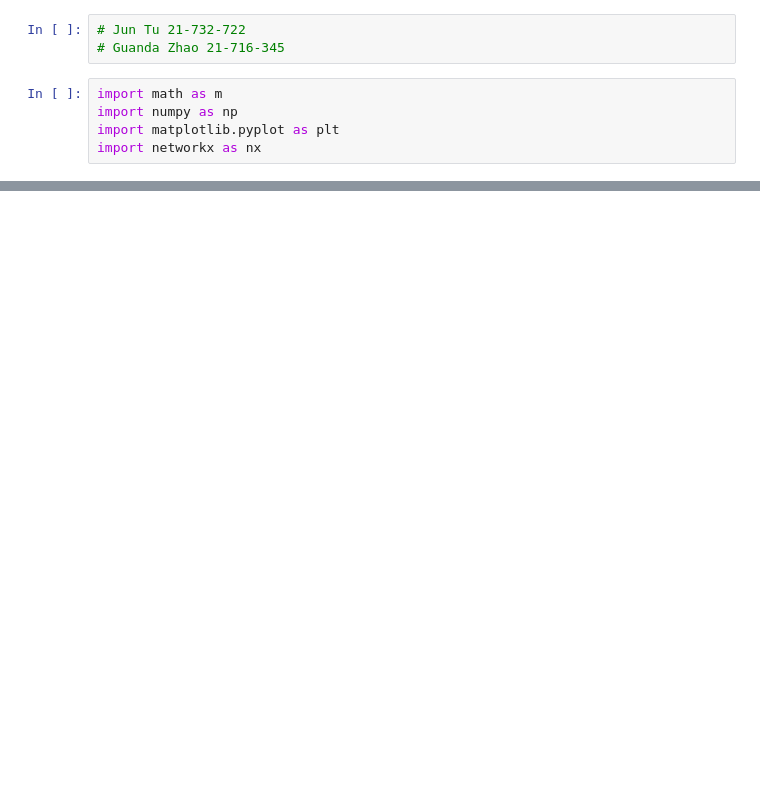
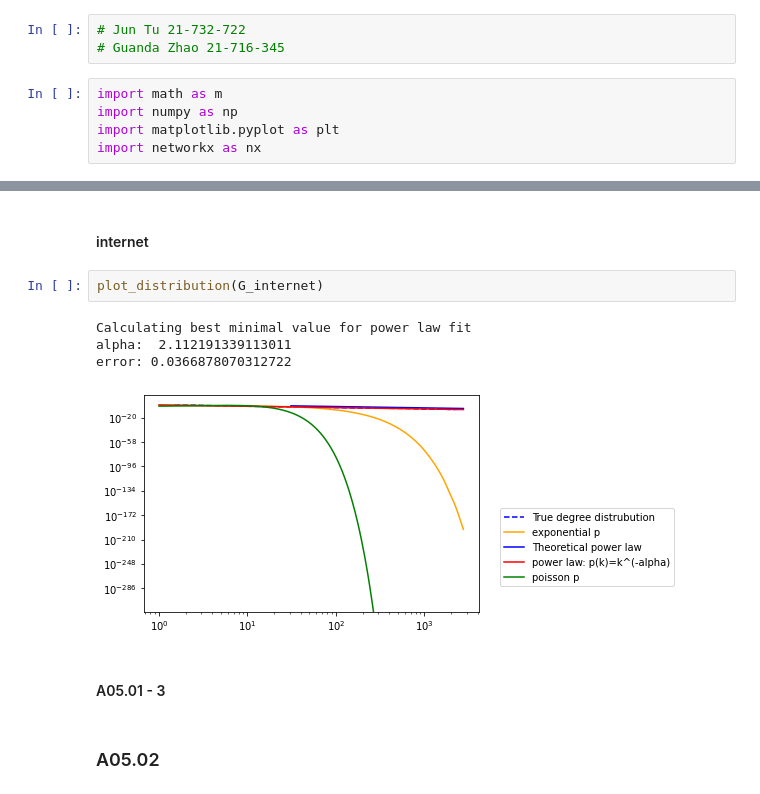
Before and after one commit to JunTu-XD/NetSci, a Jupyter notebook: assignment_5/assignment_5_Jun Tu_Guanda Zhao.ipynb, the cells around one changed output, grey strips where cells are left out. Drawn from its saved outputs; the diff is of its cells as text; blank space fills up the shorter version.

```diff
--- a/assignment_5/assignment_5_Jun Tu_Guanda Zhao.ipynb
+++ b/assignment_5/assignment_5_Jun Tu_Guanda Zhao.ipynb
@@ -19,3 +113,16 @@ FileNotFoundError: [Errno 2] No such file or directory: 'Data/graph_actor.gml'
+# %% [markdown]
+#### internet
+# %%
+plot_distribution(G_internet)
+# %% [output]
+Calculating best minimal value for power law fit
+alpha:  2.112191339113011
+error: 0.0366878070312722
+[figure, added]
+# %% [markdown]
+#### A05.01 - 3
+# %% [markdown]
+### A05.02
 # %%
 #task 2
 
```
Also changed, not shown: parts of 8 cells of this notebook, 2 other files.
